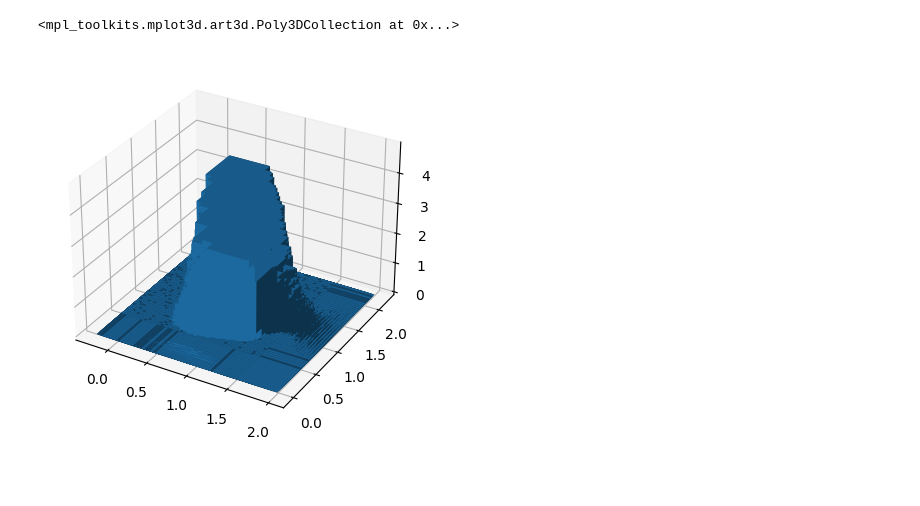
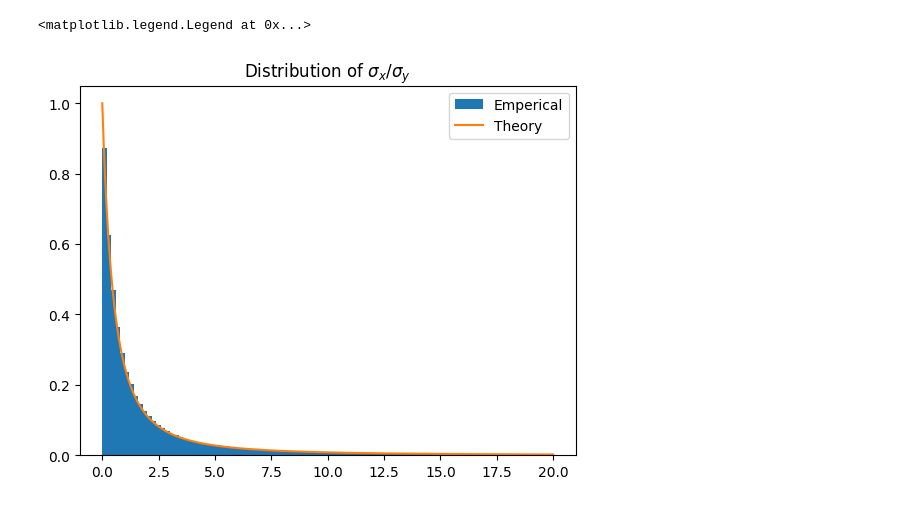
Before and after one commit to ahll19/P7, a Jupyter notebook: gauss_test_data_gen.ipynb, the cells around one changed output. Cells and saved outputs as stored; diff of their text form; code cells hidden in the pictures; blank space fills up the shorter version.

```diff
--- a/gauss_test_data_gen.ipynb
+++ b/gauss_test_data_gen.ipynb
@@ -72,36 +9,29 @@ qy = quot[:, 1]
-# %%
-def fun(xy, mx=mx, my=my, cx=cx, cy=cy):
-    first = np.sqrt(np.linalg.det(np.linalg.inv(cy) @ cx))
-    a = np.array(0.5 * ( (xy - mx).T @ cx @ (xy - mx)  - (xy - my).T @ cy @ (xy - my)))
-    second = np.exp(a)
-
-    return first * second
-# %%
-n = 100
-dens = np.zeros((n, n))
-
-for i, x in enumerate(np.linspace(0, 200, n)):
-    for j, y in enumerate(np.linspace(0, 200, n)):
-        xy = np.array([x, y])
-
-        dens[i, j] = fun(xy)
-# %%
-fig = plt.figure()
-ax = fig.add_subplot(projection='3d')
-
-hist, xedges, yedges = np.histogram2d(qx, qy, bins=50, range=[[-0.5, 1.3], [-0.3, 1.5]], density=True)
-
-# Construct arrays for the anchor positions of the 16 bars.
-xpos, ypos = np.meshgrid(xedges[:-1] + 0.25, yedges[:-1] + 0.25, indexing="ij")
-xpos = xpos.ravel()
-ypos = ypos.ravel()
-zpos = 0
-
-# Construct arrays with the dimensions for the 16 bars.
-dx = dy = 0.5 * np.ones_like(zpos)
-dz = hist.ravel()
-
-ax.bar3d(xpos, ypos, zpos, dx, dy, dz, zsort='average')
-# %% [output]
-<mpl_toolkits.mplot3d.art3d.Poly3DCollection at 0x...>
-[figure, removed]
+# %%
+lambda_x = 2
+lambda_y = 5
+
+N = int(10e5)
+
+lamx = 10
+lamy = 10
+
+X = exp(lamx, N)
+Y = exp(lamy, N)
+
+Z = X/Y
+Z = Z[Z < 20]
+# %%
+def fun(x, lamx=lamx, lamy=lamy):
+    return (lamx*lamy) / (lamx*x + lamy)**2
+
+
+x = np.linspace(np.min(Z), np.max(Z), N)
+y = fun(x)
+# %%
+_ = plt.hist(Z, label="Emperical", density=True, bins=100)
+plt.plot(x, y, label="Theory")
+plt.title(r"Distribution of $\sigma_x/\sigma_y$")
+plt.legend()
+# %% [output]
+<matplotlib.legend.Legend at 0x...>
+[figure, added]
```
Also changed, not shown: parts of 7 cells of this notebook.
